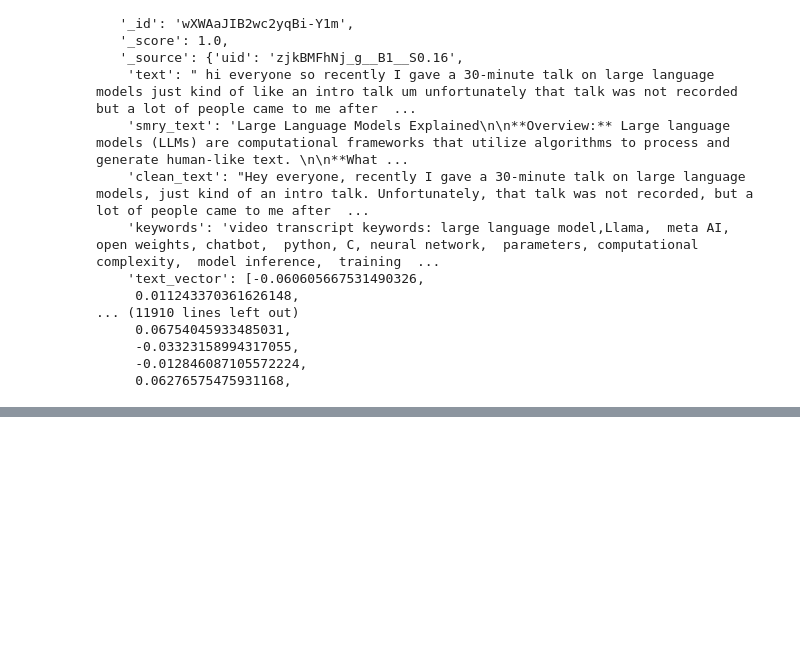
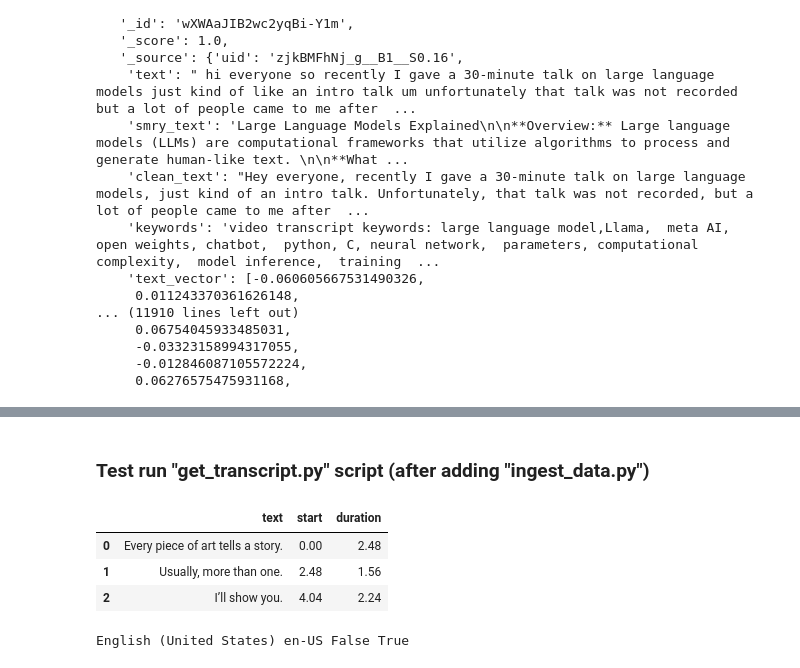
Before and after one commit to quickSilverShanks/VidSage, a Jupyter notebook: notebooks/code_testruns.ipynb, the cells around one changed output, grey strips where cells are left out. Drawn from its saved outputs; the diff is of its cells as text; code cells hidden in the pictures; blank space fills up the shorter version.

```diff
--- a/notebooks/code_testruns.ipynb
+++ b/notebooks/code_testruns.ipynb
@@ -220,0 +240,21 @@ tmpp['hits']
+# %% [markdown]
+### Test run "get_transcript.py" script (after adding "ingest_data.py")
+# %%
+from youtube_transcript_api import YouTubeTranscriptApi
+import pandas as pd
+VIDEO_ID = 't6Wc7OMks4U'
+LANG = ['en', 'en-US', ]
+srt = YouTubeTranscriptApi.get_transcript(VIDEO_ID, languages=LANG)
+df_srt = pd.DataFrame(srt)
+df_srt.head(3)
+# %% [output]
+|  | text | start | duration |
+| 0 | Every piece of art tells a story. | 0.00 | 2.48 |
+| 1 | Usually, more than one. | 2.48 | 1.56 |
+| 2 | I’ll show you. | 4.04 | 2.24 |
+# %%
+transcript_list = YouTubeTranscriptApi.list_transcripts(VIDEO_ID)
+for transcript in transcript_list:
+    print(transcript.language,transcript.language_code, transcript.is_generated, transcript.is_translatable)
+# %% [output]
+English (United States) en-US False True
```
Also changed, not shown: parts of 9 cells of this notebook, 9 other files.
